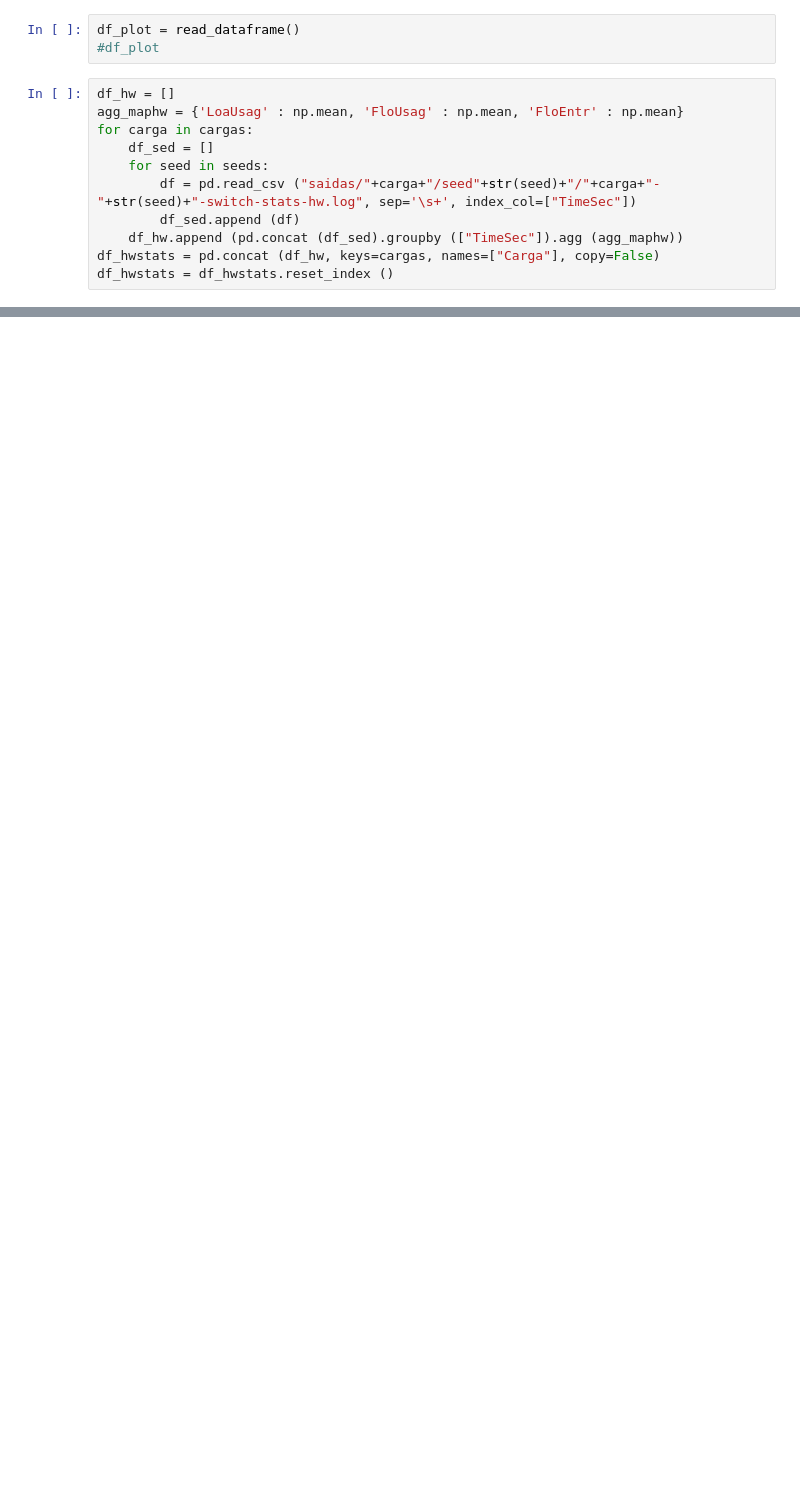
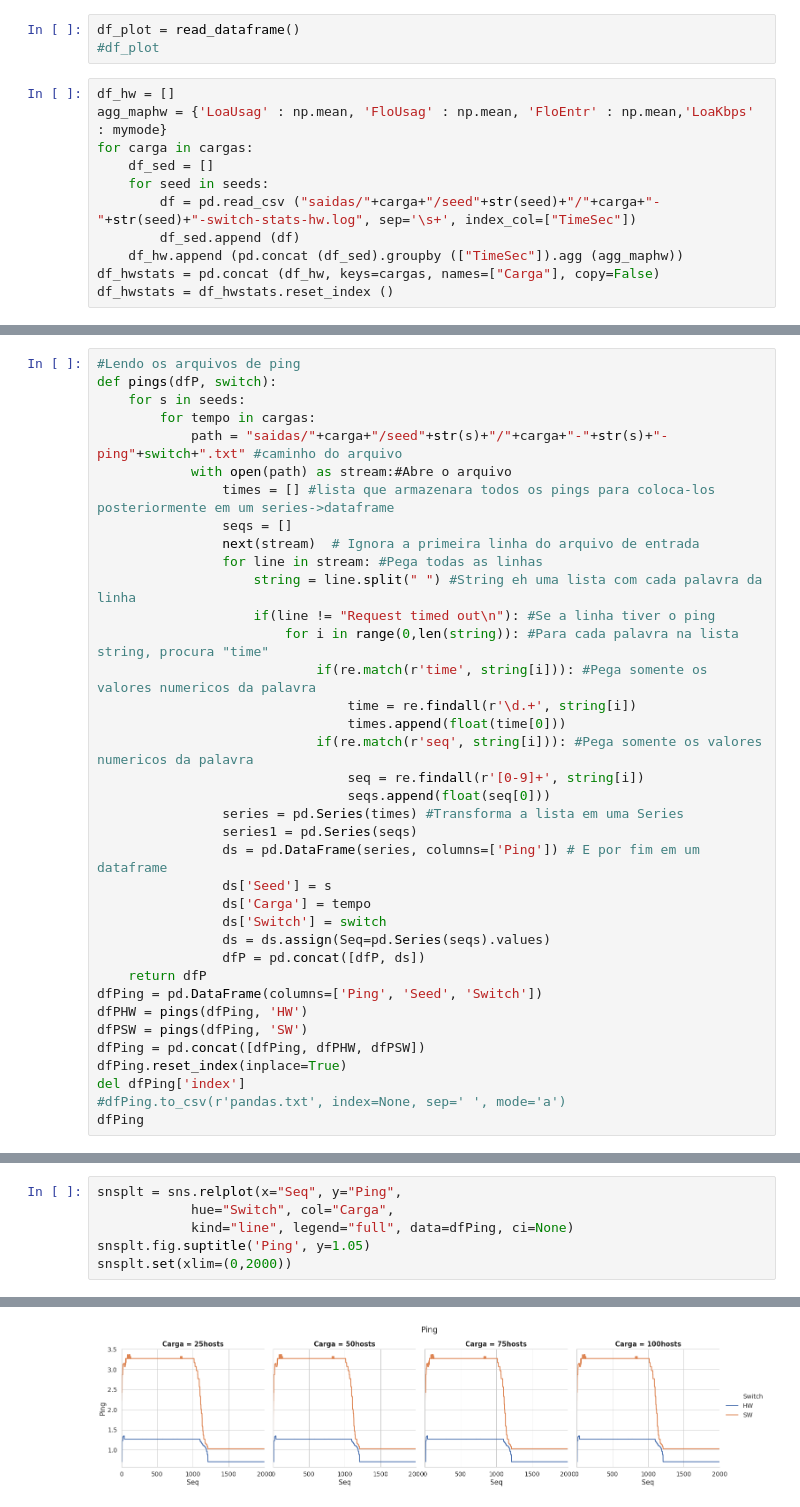
Before and after one commit to pedrobellotti/iperftestes, a Jupyter notebook: Simulacao/NovoArtigo/analise.ipynb, the cells around one changed output, grey strips where cells are left out. Saved outputs shown, nothing was run; the diff lists cells and outputs as text; blank space fills up the shorter version.

```diff
--- a/Simulacao/NovoArtigo/analise.ipynb
+++ b/Simulacao/NovoArtigo/analise.ipynb
@@ -50,7 +51,7 @@ df_plot = read_dataframe()
 #df_plot
 # %%
 df_hw = []
-agg_maphw = {'LoaUsag' : np.mean, 'FloUsag' : np.mean, 'FloEntr' : np.mean}
+agg_maphw = {'LoaUsag' : np.mean, 'FloUsag' : np.mean, 'FloEntr' : np.mean,'LoaKbps' : mymode}
 for carga in cargas:
     df_sed = []
     for seed in seeds:
@@ -148,0 +159,37 @@ snsplt.set(xlim=(0,2000))
+# %%
+#Lendo os arquivos de ping
+def pings(dfP, switch):
+    for s in seeds:
+        for tempo in cargas:
+            path = "saidas/"+carga+"/seed"+str(s)+"/"+carga+"-"+str(s)+"-ping"+switch+".txt" #caminho do arquivo
+            with open(path) as stream:#Abre o arquivo
+                times = [] #lista que armazenara todos os pings para coloca-los posteriormente em um series->dataframe
+                seqs = []
+                next(stream)  # Ignora a primeira linha do arquivo de entrada
+                for line in stream: #Pega todas as linhas
+                    string = line.split(" ") #String eh uma lista com cada palavra da linha
+                    if(line != "Request timed out\n"): #Se a linha tiver o ping
+                        for i in range(0,len(string)): #Para cada palavra na lista string, procura "time"
+                            if(re.match(r'time', string[i])): #Pega somente os valores numericos da palavra
+                                time = re.findall(r'\d.+', string[i])
+                                times.append(float(time[0]))
+                            if(re.match(r'seq', string[i])): #Pega somente os valores numericos da palavra
+                                seq = re.findall(r'[0-9]+', string[i])
+                                seqs.append(float(seq[0]))
+                series = pd.Series(times) #Transforma a lista em uma Series
+                series1 = pd.Series(seqs)
+                ds = pd.DataFrame(series, columns=['Ping']) # E por fim em um dataframe
+                ds['Seed'] = s
+                ds['Carga'] = tempo
+                ds['Switch'] = switch
+                ds = ds.assign(Seq=pd.Series(seqs).values)
+                dfP = pd.concat([dfP, ds])
+    return dfP
+dfPing = pd.DataFrame(columns=['Ping', 'Seed', 'Switch'])
+dfPHW = pings(dfPing, 'HW')
+dfPSW = pings(dfPing, 'SW')
+dfPing = pd.concat([dfPing, dfPHW, dfPSW])
+dfPing.reset_index(inplace=True)
+del dfPing['index']
+#dfPing.to_csv(r'pandas.txt', index=None, sep=' ', mode='a')
+dfPing
@@ -148,0 +215,7 @@ snsplt.set(xlim=(0,2000))
+# %%
+snsplt = sns.relplot(x="Seq", y="Ping",
+            hue="Switch", col="Carga",
+            kind="line", legend="full", data=dfPing, ci=None)
+snsplt.fig.suptitle('Ping', y=1.05)
+snsplt.set(xlim=(0,2000))
+# %% [output]
@@ -148,0 +223 @@ snsplt.set(xlim=(0,2000))
+[figure, added]
```
Also changed, not shown: parts of 13 cells of this notebook.
